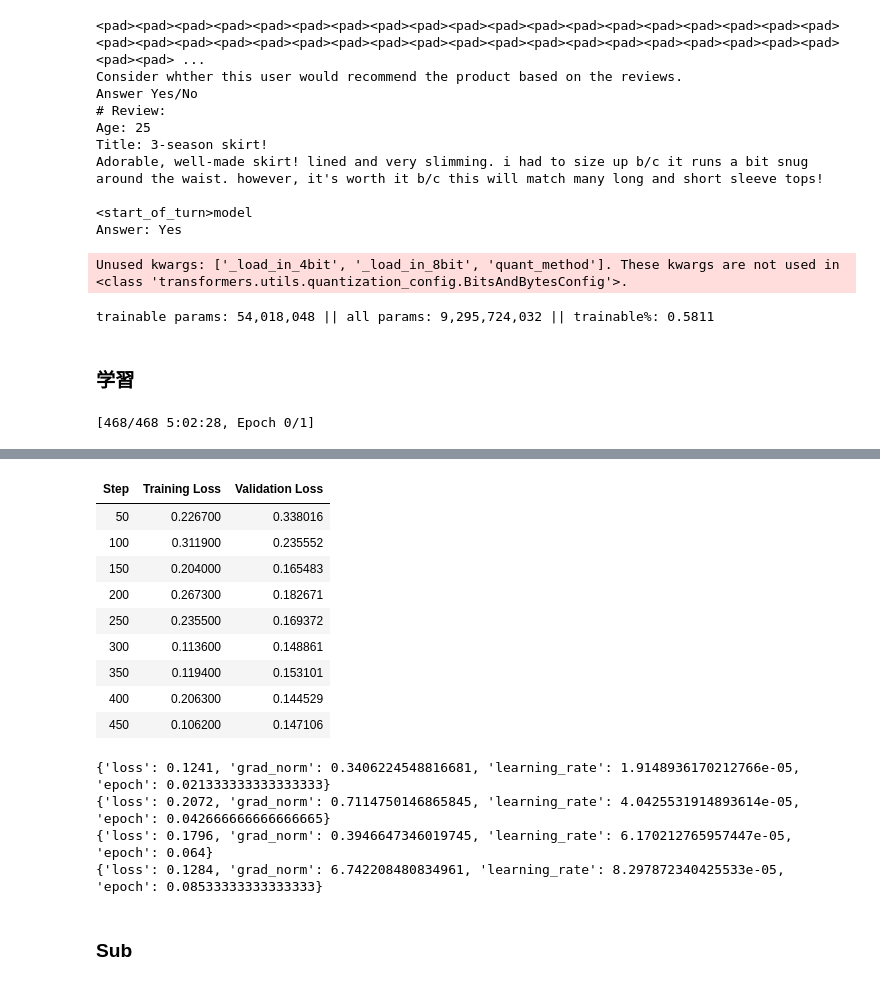
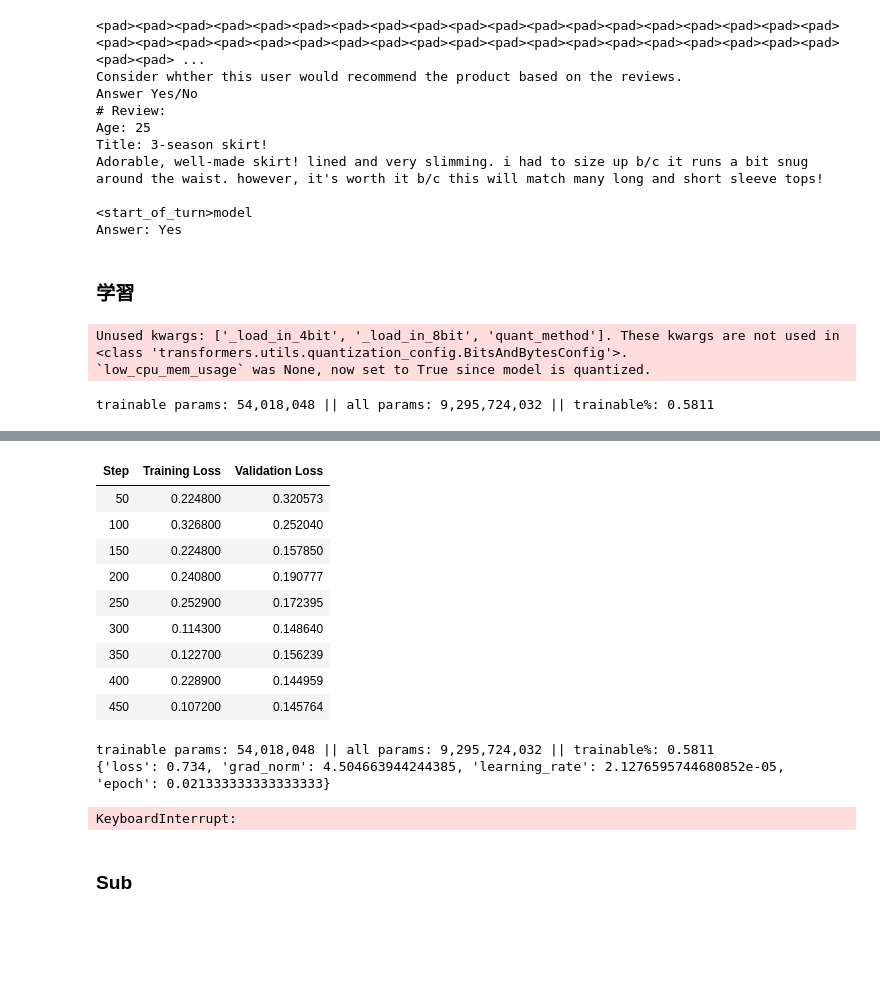
Before and after one commit to yumizu-da/atmaCup17, a Jupyter notebook: exp/016/run.ipynb, the cells around one changed output, grey strips where cells are left out. Saved outputs shown, nothing was run; the diff lists cells and outputs as text; code cells hidden in the pictures; blank space fills up the shorter version.

```diff
--- a/exp/016/run.ipynb
+++ b/exp/016/run.ipynb
@@ -246,15 +254,4 @@ Adorable, well-made skirt! lined and very slimming. i had to size up b/c it runs
 
 <start_of_turn>model
 Answer: Yes
-# %%
-# model
-model = AutoModelForCausalLM.from_pretrained(
-    cfg.gemma.params.model_path,
-    torch_dtype=torch.float16,
-    trust_remote_code=True,
-    device_map="auto",
-    token=os.environ["HF_TOKEN"],
-)
-# %% [output]
-Unused kwargs: ['_load_in_4bit', '_load_in_8bit', 'quant_method']. These kwargs are not used in <class 'transformers.utils.quantization_config.BitsAndBytesConfig'>.
 # %%
@@ -278,8 +294,3 @@ lora_config = LoraConfig(
-# %%
-model = get_peft_model(model, lora_config)
-model.print_trainable_parameters()
-# %% [output]
-trainable params: 54,018,048 || all params: 9,295,724,032 || trainable%: 0.5811
 # %% [markdown]
 ### 学習
 # %%
@@ -291,6 +302,9 @@ y_train = train_df["labels"].to_numpy()
 oof = np.zeros(len(y_train))
 
 for fold, (train_idx, val_idx) in enumerate(skf.split(train_df, y_train)):
+    # setup model
+    model = setup_model()
+
     trn_df = train_df[train_idx]
     val_df = train_df[val_idx]
 
@@ -314,9 +328,8 @@ for fold, (train_idx, val_idx) in enumerate(skf.split(train_df, y_train)):
         warmup_ratio=0.1,
         learning_rate=1e-4,
         weight_decay=0.01,
-        # bf16=is_torch_bf16_gpu_available(),
-        # fp16=not is_torch_bf16_gpu_available(),
-        fp16=True,
+        bf16=is_torch_bf16_gpu_available(),
+        fp16=not is_torch_bf16_gpu_available(),
         per_device_train_batch_size=1,
         per_device_eval_batch_size=1,
         gradient_accumulation_steps=16,
@@ -342,8 +355,7 @@ for fold, (train_idx, val_idx) in enumerate(skf.split(train_df, y_train)):
     final_output_dir = f"{cfg.data.results_dir}/fold{fold}/final"
     trainer.save_model(final_output_dir)
     tokenizer.save_pretrained(final_output_dir)
-
-#     pred = torch.softmax(torch.tensor(trainer.predict(ds_val).predictions[0]), dim=1).numpy()
-#     oof[val_idx] = pred[:, 1]
 # %% [output]
-[468/468 5:02:28, Epoch 0/1]
+Unused kwargs: ['_load_in_4bit', '_load_in_8bit', 'quant_method']. These kwargs are not used in <class 'transformers.utils.quantization_config.BitsAndBytesConfig'>.
+`low_cpu_mem_usage` was None, now set to True since model is quantized.
+trainable params: 54,018,048 || all params: 9,295,724,032 || trainable%: 0.5811
@@ -350,16 +363,15 @@ for fold, (train_idx, val_idx) in enumerate(skf.split(train_df, y_train)):
 | Step | Training Loss | Validation Loss |
-| 50 | 0.226700 | 0.338016 |
-| 100 | 0.311900 | 0.235552 |
-| 150 | 0.204000 | 0.165483 |
-| 200 | 0.267300 | 0.182671 |
-| 250 | 0.235500 | 0.169372 |
-| 300 | 0.113600 | 0.148861 |
-| 350 | 0.119400 | 0.153101 |
-| 400 | 0.206300 | 0.144529 |
-| 450 | 0.106200 | 0.147106 |
+| 50 | 0.224800 | 0.320573 |
+| 100 | 0.326800 | 0.252040 |
+| 150 | 0.224800 | 0.157850 |
+| 200 | 0.240800 | 0.190777 |
+| 250 | 0.252900 | 0.172395 |
+| 300 | 0.114300 | 0.148640 |
+| 350 | 0.122700 | 0.156239 |
+| 400 | 0.228900 | 0.144959 |
+| 450 | 0.107200 | 0.145764 |
-{'loss': 0.1241, 'grad_norm': 0.3406224548816681, 'learning_rate': 1.9148936170212766e-05, 'epoch': 0.021333333333333333}
-{'loss': 0.2072, 'grad_norm': 0.7114750146865845, 'learning_rate': 4.0425531914893614e-05, 'epoch': 0.042666666666666665}
-{'loss': 0.1796, 'grad_norm': 0.3946647346019745, 'learning_rate': 6.170212765957447e-05, 'epoch': 0.064}
-{'loss': 0.1284, 'grad_norm': 6.742208480834961, 'learning_rate': 8.297872340425533e-05, 'epoch': 0.08533333333333333}
+trainable params: 54,018,048 || all params: 9,295,724,032 || trainable%: 0.5811
+{'loss': 0.734, 'grad_norm': 4.504663944244385, 'learning_rate': 2.1276595744680852e-05, 'epoch': 0.021333333333333333}
+KeyboardInterrupt:
 # %% [markdown]
 ### Sub
```
Also changed, not shown: parts of 12 cells of this notebook.
